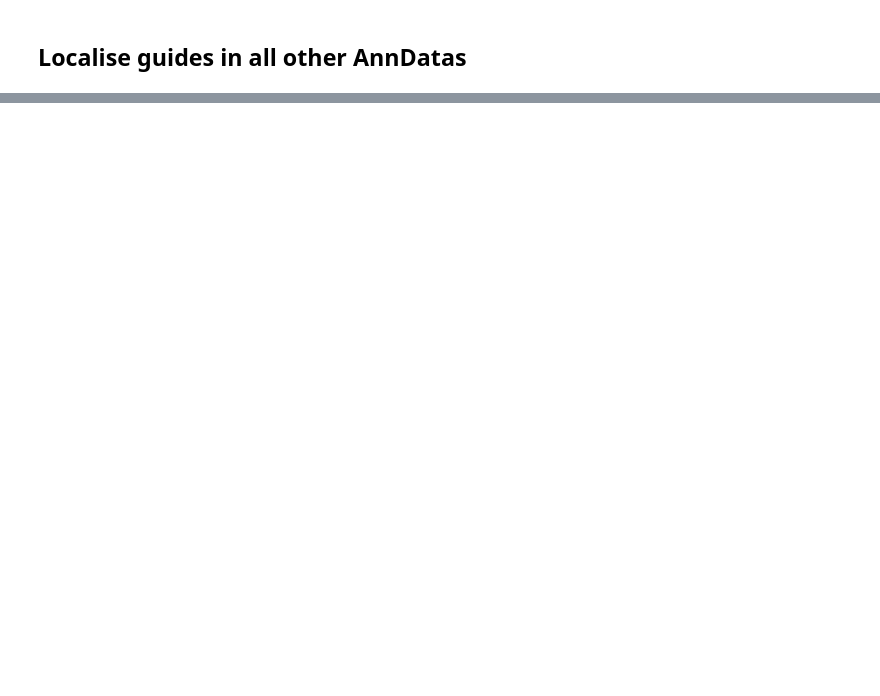
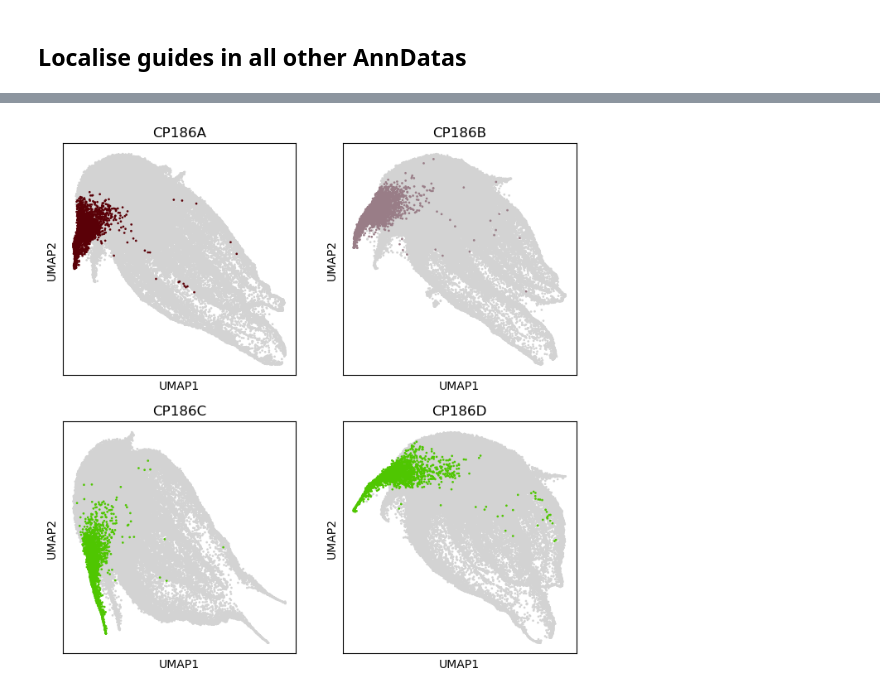
Before and after one commit to timtreis/PERISCOPE_sanity_check, a Jupyter notebook: notebooks/01_prepare_data.ipynb, the cells around one changed output, grey strips where cells are left out. Saved outputs shown, nothing was run; the diff lists cells and outputs as text; code cells hidden in the pictures; blank space fills up the shorter version.

```diff
--- a/notebooks/01_prepare_data.ipynb
+++ b/notebooks/01_prepare_data.ipynb
@@ -286,0 +304,14 @@ fig.tight_layout()
+# %%
+for plate_id in sorted(adata_dict.keys()):
+
+    sc.tl.leiden(adata_dict[plate_id], resolution=2)
+# %%
+fig, axs = plt.subplots(ncols=1, nrows=4, figsize=(6, 15))
+
+for i, plate_id in enumerate(sorted(adata_dict.keys())):
+
+    sc.pl.umap(adata_dict[plate_id], color="leiden", size=15, ax=axs[i], show=False, title=plate_id)
+
+fig.tight_layout()
+
+# tendril 1: 15, 14, 19, 19
@@ -286,0 +320,16 @@ fig.tight_layout()
+# %%
+tendril1_clusters = {
+    "CP186A": "15",
+    "CP186B": "14",
+    "CP186C": "19",
+    "CP186D": "19",
+}
+# %%
+fig, axs = plt.subplots(ncols=2, nrows=2, figsize=(8, 8))
+axs = axs.flatten()
+
+for i, plate_id in enumerate(sorted(adata_dict.keys())):
+
+    sc.pl.umap(adata_dict[plate_id], color="leiden", groups=[tendril1_clusters[plate_id]], size=15, ax=axs[i], show=False, legend_loc=None, title=plate_id)
+# %% [output]
+[figure, added]
```
Also changed, not shown: parts of 18 cells of this notebook, 1 other file.
